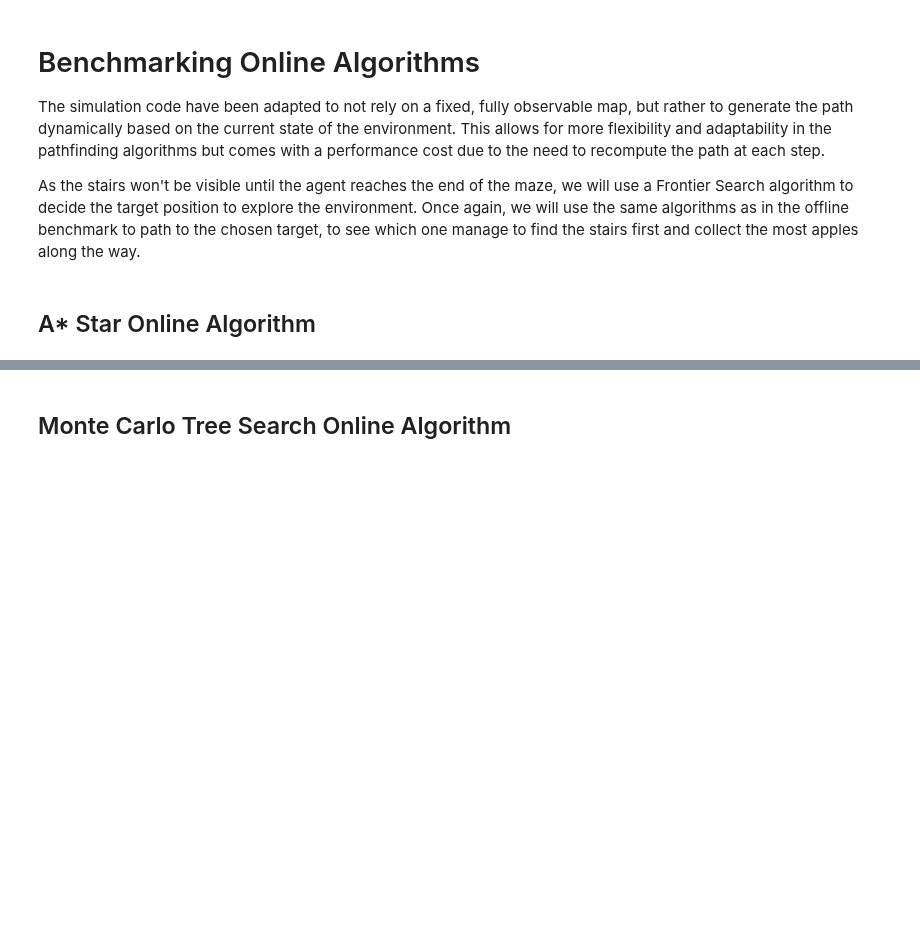
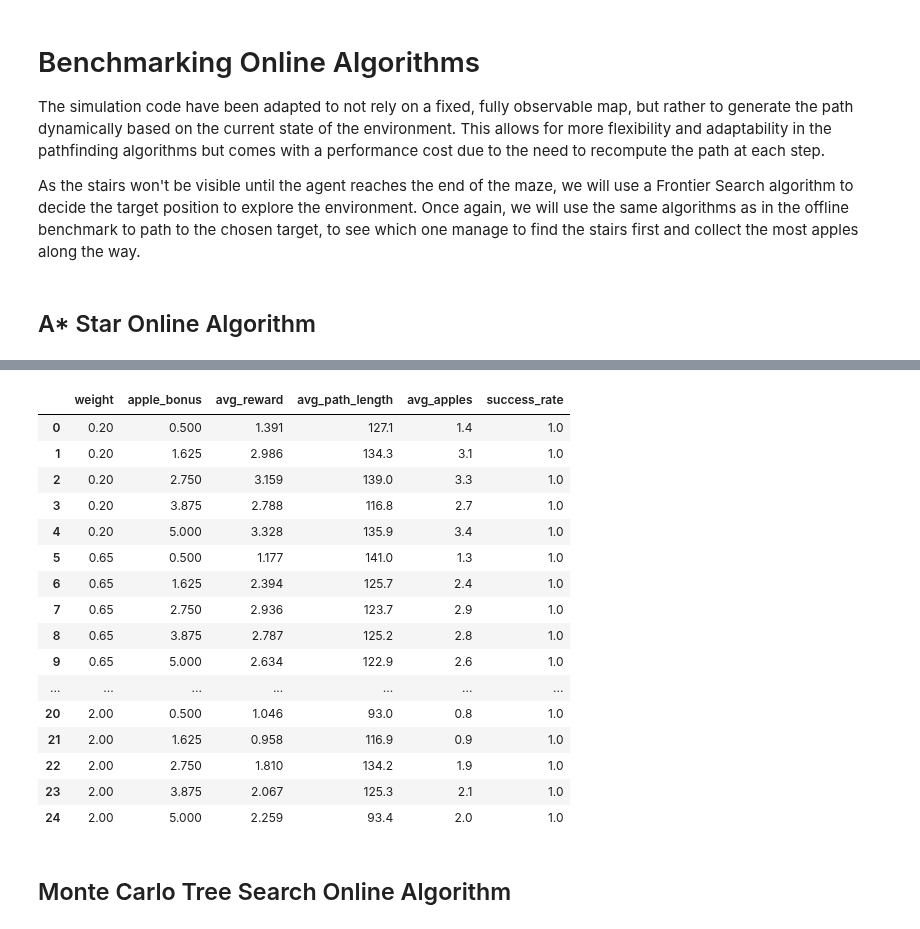
Before and after one commit to Alexthw46/AIF, a Jupyter notebook: Benchmark_Online.ipynb, the cells around one changed output, grey strips where cells are left out. Cells and saved outputs as stored; diff of their text form; code cells hidden in the pictures; blank space fills up the shorter version.

```diff
--- a/Benchmark_Online.ipynb
+++ b/Benchmark_Online.ipynb
@@ -47,5 +75,13 @@ complex_maze = """
         |||||||||||
 """
 
-complex_env = create_env(make_map(complex_maze, 5, premapped=False, start=(3, 6), stairs=(37, 13)), apple_reward=1,
-                         penalty_time=-0.01)
+
+def complex_env_generator(seed):
+    return create_env(make_map(complex_maze, 5, premapped=False, start=(3, 6), stairs=(37, 13), seed=seed),
+                      apple_reward=1,
+                      penalty_time=-0.01)
+
+
+complex_env = complex_env_generator(0)
+complex_env.reset()
+complex_env.render()
@@ -60,2 +152,30 @@ As the stairs won't be visible until the agent reaches the end of the maze, we w
+# %%
+a_star_apple_df_complex = benchmark_simulation(complex_env_generator, planner_online, seeds, param_grid,
+                                               online=True, planner_func=a_star_apple)
+a_star_online_complex_avg = a_star_apple_df_complex.groupby(['weight', 'apple_bonus']).agg(
+    avg_reward=('reward', 'mean'),
+    avg_path_length=('path_length', 'mean'),
+    avg_apples=('apples_eaten', 'mean'),
+    success_rate=('success', 'mean')
+).reset_index()
+a_star_online_complex_avg
+# %% [output]
+|  | weight | apple_bonus | avg_reward | avg_path_length | avg_apples | success_rate |
+| 0 | 0.20 | 0.500 | 1.391 | 127.1 | 1.4 | 1.0 |
+| 1 | 0.20 | 1.625 | 2.986 | 134.3 | 3.1 | 1.0 |
+| 2 | 0.20 | 2.750 | 3.159 | 139.0 | 3.3 | 1.0 |
+| 3 | 0.20 | 3.875 | 2.788 | 116.8 | 2.7 | 1.0 |
+| 4 | 0.20 | 5.000 | 3.328 | 135.9 | 3.4 | 1.0 |
+| 5 | 0.65 | 0.500 | 1.177 | 141.0 | 1.3 | 1.0 |
+| 6 | 0.65 | 1.625 | 2.394 | 125.7 | 2.4 | 1.0 |
+| 7 | 0.65 | 2.750 | 2.936 | 123.7 | 2.9 | 1.0 |
+| 8 | 0.65 | 3.875 | 2.787 | 125.2 | 2.8 | 1.0 |
+| 9 | 0.65 | 5.000 | 2.634 | 122.9 | 2.6 | 1.0 |
+| ... | ... | ... | ... | ... | ... | ... |
+| 20 | 2.00 | 0.500 | 1.046 | 93.0 | 0.8 | 1.0 |
+| 21 | 2.00 | 1.625 | 0.958 | 116.9 | 0.9 | 1.0 |
+| 22 | 2.00 | 2.750 | 1.810 | 134.2 | 1.9 | 1.0 |
+| 23 | 2.00 | 3.875 | 2.067 | 125.3 | 2.1 | 1.0 |
+| 24 | 2.00 | 5.000 | 2.259 | 93.4 | 2.0 | 1.0 |
 # %% [markdown]
 ## Monte Carlo Tree Search Online Algorithm
```
Also changed, not shown: parts of 10 cells of this notebook, 2 other files.
